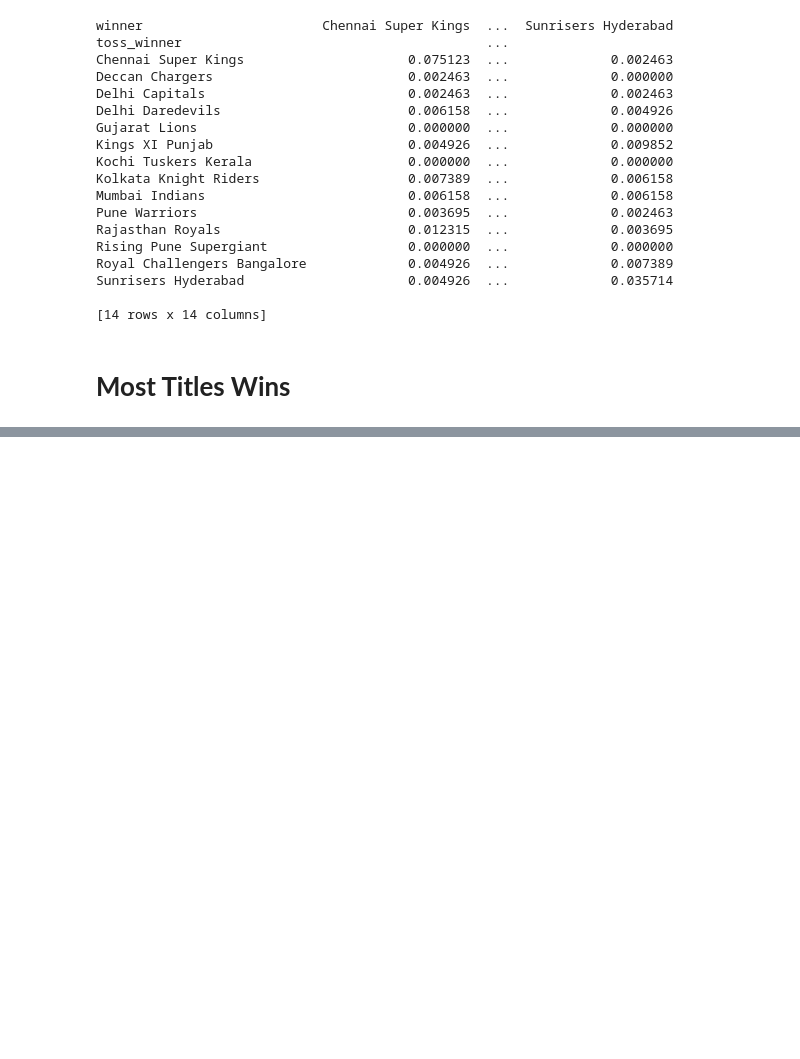
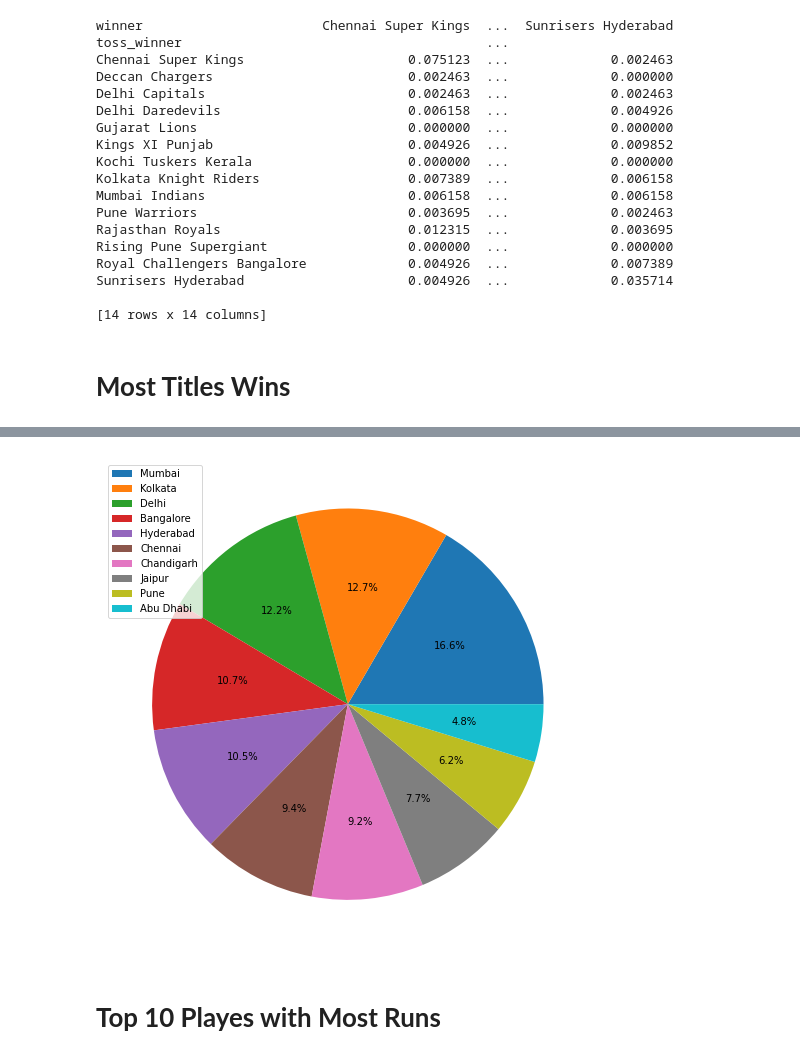
Before and after one commit to subhamyadav580/Data-Analysis-with-IPL-Dataset, a Jupyter notebook: IPL.ipynb, the cells around one changed output, grey strips where cells are left out. Cells and saved outputs as stored; diff of their text form; code cells hidden in the pictures; blank space fills up the shorter version.

```diff
--- a/IPL.ipynb
+++ b/IPL.ipynb
@@ -468,0 +477,9 @@ plt.show()
+# %%
+plt.figure(figsize=(12,9))
+plt.pie(normalizedCount, autopct="%0.1f%%")
+plt.legend(topCities, loc="upper left")
+plt.show()
+# %% [output]
+[figure, added]
+# %% [markdown]
+# **Top 10 Playes with Most Runs**
```
Also changed, not shown: parts of 4 cells of this notebook.
